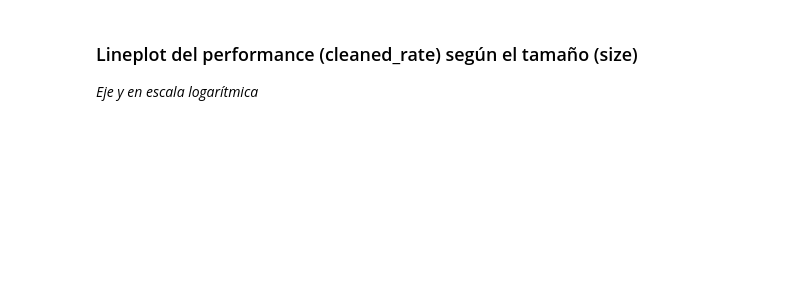
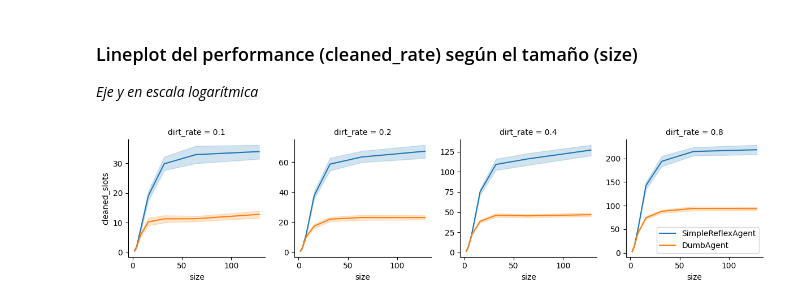
Before and after one commit to LucianoAlbanes/ia-uncuyo-2022, a Jupyter notebook: tp2-agentes-racionales/code/simulation.ipynb, the cells around one changed output. Cells and saved outputs as stored; diff of their text form; code cells hidden in the pictures; blank space fills up the shorter version.

Commit message:
Fix lineplot graph scale

```diff
--- a/tp2-agentes-racionales/code/simulation.ipynb
+++ b/tp2-agentes-racionales/code/simulation.ipynb
@@ -127,7 +96,9 @@ _Eje y en escala logarítmica_
 # %%
 %matplotlib inline
 
-grid2 = sns.FacetGrid(data=simulation_df, col='dirt_rate')
+grid2 = sns.FacetGrid(data=simulation_df, col='dirt_rate', sharey=False)
 grid2.map(sns.lineplot, 'size', 'cleaned_slots', 'agent_type')
 grid2.axes[0][-1].legend()
-grid2.axes[0][0].set(yscale='log')
+grid2.savefig('lineplot.svg')
+# %% [output]
+[figure, added]
```
Also changed, not shown: parts of 3 cells of this notebook, 1 other file.
